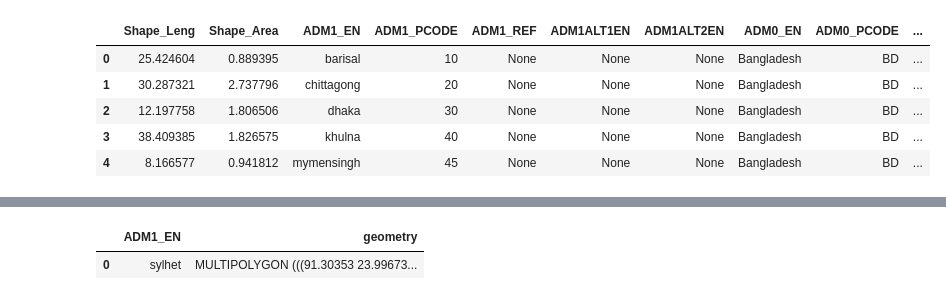
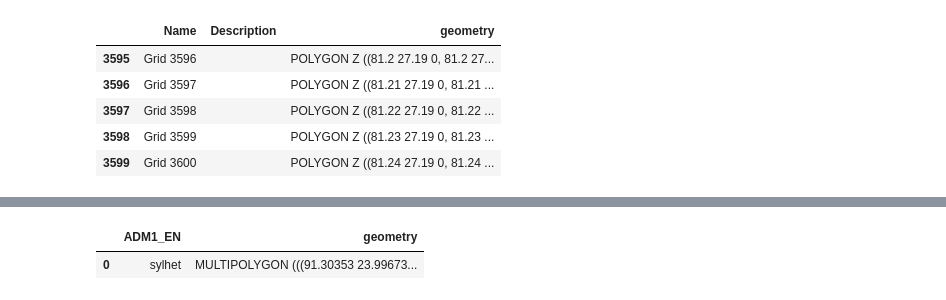
Before and after one commit to rishabh-mondal/notebooks, a Jupyter notebook: raw_shapefile_to_regions_shapes.ipynb, the cells around one changed output, grey strips where cells are left out. Saved outputs shown, nothing was run; the diff lists cells and outputs as text; code cells hidden in the pictures.

```diff
--- a/raw_shapefile_to_regions_shapes.ipynb
+++ b/raw_shapefile_to_regions_shapes.ipynb
@@ -12,22 +12,22 @@ import os
 save_dir = "../regions/shapes/"
 os.makedirs(save_dir, exist_ok=True)
 # %%
-shapefile_path="/home/rishabh.mondal/Brick-Kilns-project/ijcai_2025_kilns/raw_data/raw_shapefile/bangladesh_division/bgd_admbnda_adm1_bbs_20180410.shp"
+shapefile_path="/home/patel_zeel/kiln_compass_24/raw_shapefiles/grids_lucknow.kml"
 
 df = gpd.read_file(shapefile_path).to_crs(epsg=4326)
 # df['District'] = df['District'].str.replace('>', 'A')
 # df['STATE'] = df['STATE'].str.replace('>', 'A')
 # df['District'] = df['District'].str.replace('|', 'I')
 #make it lowercase
-df['ADM1_EN']= df['ADM1_EN'].str.lower()
-display(df.head())
+# df['ADM1_EN']= df['ADM1_EN'].str.lower()
+display(df.tail())
 # %% [output]
-|  | Shape_Leng | Shape_Area | ADM1_EN | ADM1_PCODE | ADM1_REF | ADM1ALT1EN | ADM1ALT2EN | ADM0_EN | ADM0_PCODE | ... |
-| 0 | 25.424604 | 0.889395 | barisal | 10 | None | None | None | Bangladesh | BD | ... |
-| 1 | 30.287321 | 2.737796 | chittagong | 20 | None | None | None | Bangladesh | BD | ... |
-| 2 | 12.197758 | 1.806506 | dhaka | 30 | None | None | None | Bangladesh | BD | ... |
-| 3 | 38.409385 | 1.826575 | khulna | 40 | None | None | None | Bangladesh | BD | ... |
-| 4 | 8.166577 | 0.941812 | mymensingh | 45 | None | None | None | Bangladesh | BD | ... |
+|  | Name | Description | geometry |
+| 3595 | Grid 3596 |  | POLYGON Z ((81.2 27.19 0, 81.2 27... |
+| 3596 | Grid 3597 |  | POLYGON Z ((81.21 27.19 0, 81.21 ... |
+| 3597 | Grid 3598 |  | POLYGON Z ((81.22 27.19 0, 81.22 ... |
+| 3598 | Grid 3599 |  | POLYGON Z ((81.23 27.19 0, 81.23 ... |
+| 3599 | Grid 3600 |  | POLYGON Z ((81.24 27.19 0, 81.24 ... |
 # %%
 dataframe=df[['ADM1_EN','geometry']]
 dataframe
```
Also changed, not shown: parts of 6 cells of this notebook, 6 other files.
